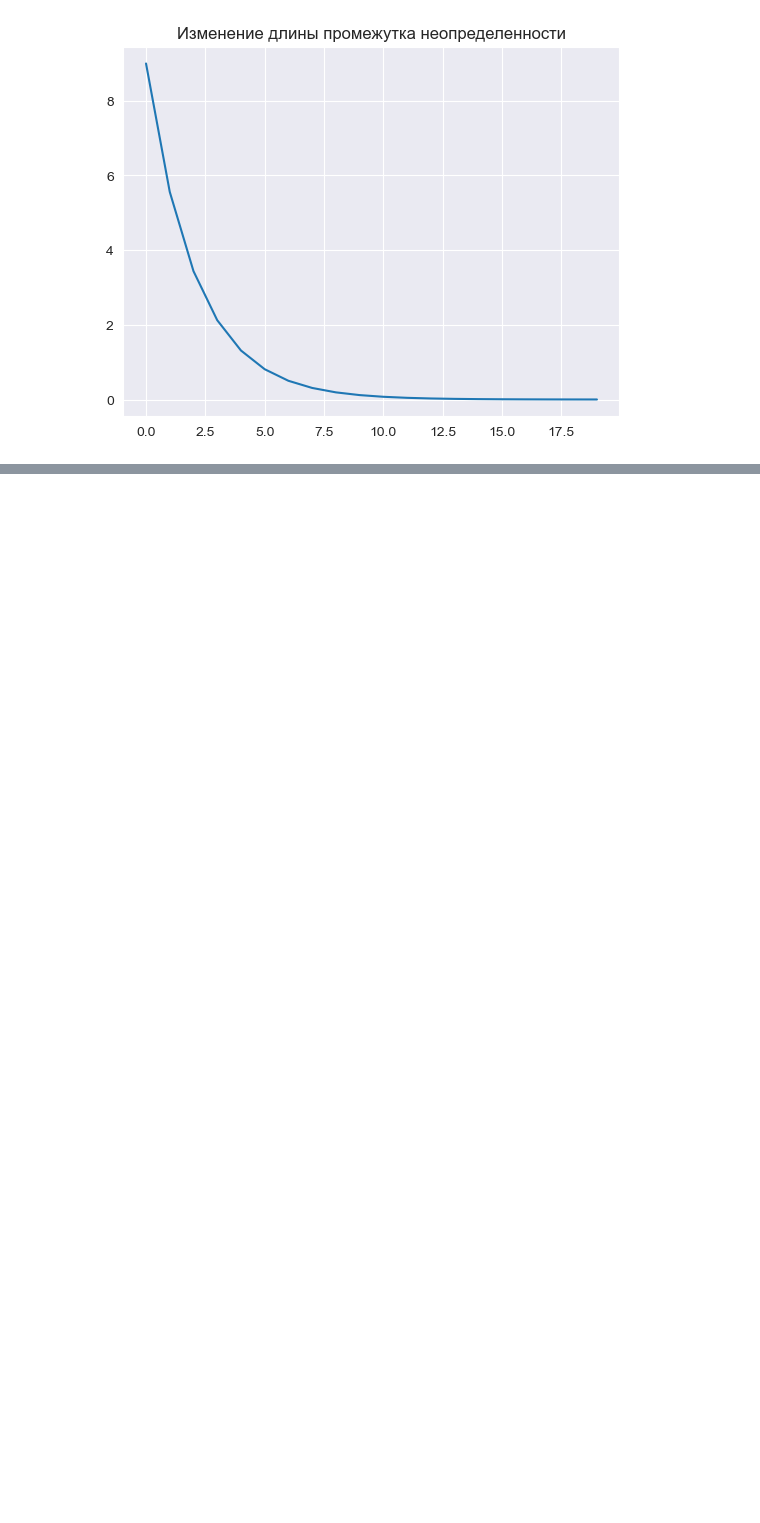
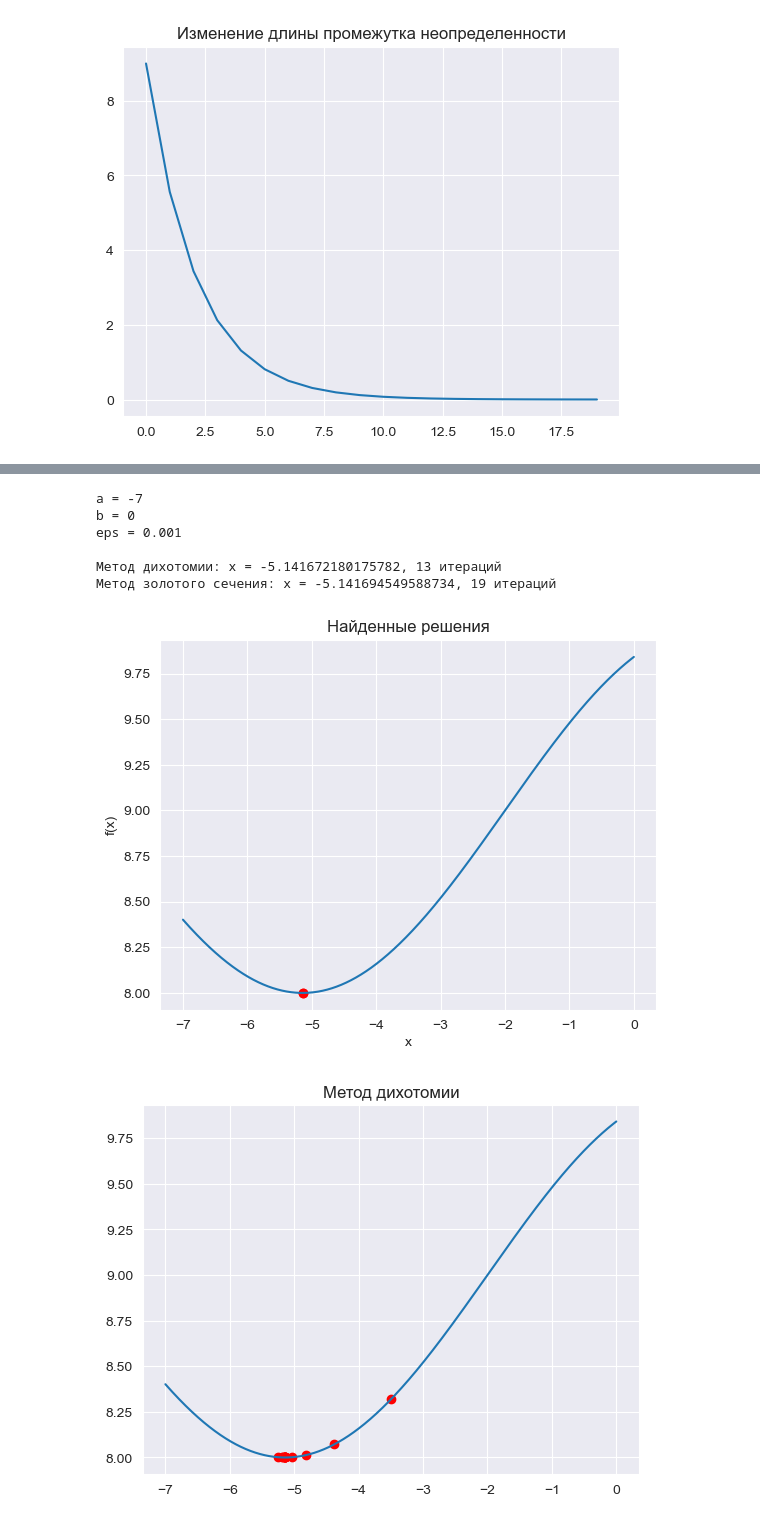
Before and after one commit to vorandpav/MathAnalLab, a Jupyter notebook: MathAnalLab.ipynb, the cells around one changed output, grey strips where cells are left out. Drawn from its saved outputs; the diff is of its cells as text; code cells hidden in the pictures; blank space fills up the shorter version.

```diff
--- a/MathAnalLab.ipynb
+++ b/MathAnalLab.ipynb
@@ -56,7 +56,7 @@ def Result(f, a, b, eps):
     return np.array(d), np.array(g)
 
 
-def Function_analis(f, a, b, eps):
+def Function_analysis(f, a, b, eps):
     d, g = Result(f, a, b, eps)
     x = np.linspace(a, b, 5000)
     y = f(x)
@@ -219,0 +218,14 @@ eps = 0.001
+# %%
+Function_analysis(f=lambda x: np.sin(0.5 * x + 1) + 9,
+                  a=-7,
+                  b=0,
+                  eps=0.001)
+# %% [output]
+a = -7
+b = 0
+eps = 0.001
+
+Метод дихотомии: x = -5.141672180175782, 13 итераций
+Метод золотого сечения: x = -5.141694549588734, 19 итераций
+[figure, added]
+[figure, added]
```
Also changed, not shown: parts of 12 cells of this notebook.
